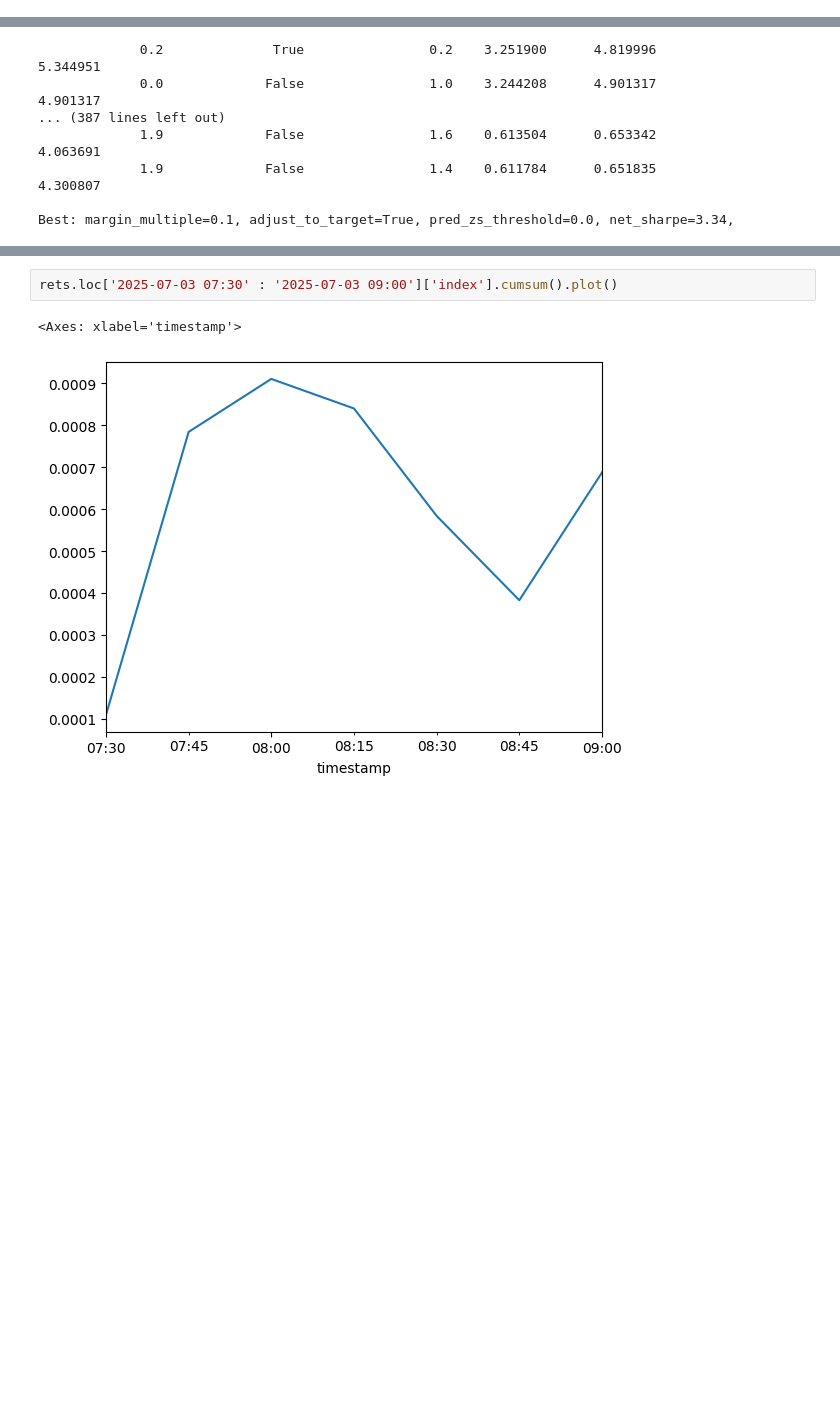
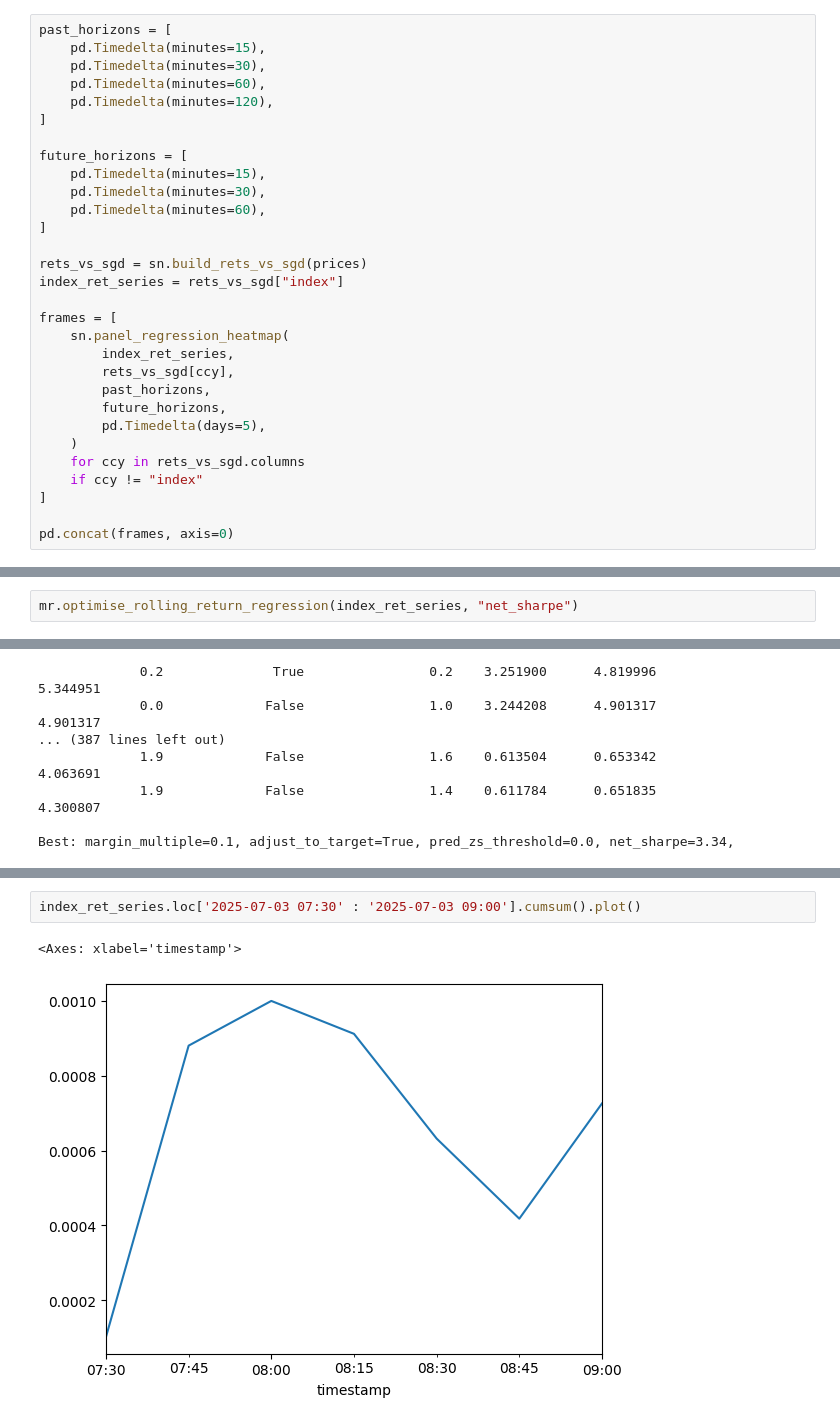
Before and after one commit to muqali/systematic-trading, a Jupyter notebook: src/systematic_trading/research/sgd_neer.ipynb, the cells around one changed output, grey strips where cells are left out. Saved outputs shown, nothing was run; the diff lists cells and outputs as text; blank space fills up the shorter version.

```diff
--- a/src/systematic_trading/research/sgd_neer.ipynb
+++ b/src/systematic_trading/research/sgd_neer.ipynb
@@ -203,0 +131,30 @@ Best: margin_multiple=0.5, adjust_to_target=True, pred_zs_threshold=0.2, net_sha
+# %%
+past_horizons = [
+    pd.Timedelta(minutes=15),
+    pd.Timedelta(minutes=30),
+    pd.Timedelta(minutes=60),
+    pd.Timedelta(minutes=120),
+]
+
+future_horizons = [
+    pd.Timedelta(minutes=15),
+    pd.Timedelta(minutes=30),
+    pd.Timedelta(minutes=60),
+]
+
+rets_vs_sgd = sn.build_rets_vs_sgd(prices)
+index_ret_series = rets_vs_sgd["index"]
+
+frames = [
+    sn.panel_regression_heatmap(
+        index_ret_series,
+        rets_vs_sgd[ccy],
+        past_horizons,
+        future_horizons,
+        pd.Timedelta(days=5),
+    )
+    for ccy in rets_vs_sgd.columns
+    if ccy != "index"
+]
+
+pd.concat(frames, axis=0)
@@ -203,0 +177,2 @@ Best: margin_multiple=0.5, adjust_to_target=True, pred_zs_threshold=0.2, net_sha
+# %%
+mr.optimise_rolling_return_regression(index_ret_series, "net_sharpe")
@@ -434,5 +340,5 @@ zscore_bucket_results.pivot_table(
 # %%
-rets.loc['2025-07-03 07:30' : '2025-07-03 09:00']['index'].cumsum().plot()
+index_ret_series.loc['2025-07-03 07:30' : '2025-07-03 09:00'].cumsum().plot()
 # %% [output]
 <Axes: xlabel='timestamp'>
-[figure, old version]
+[figure, new version]
```
Also changed, not shown: parts of 31 cells of this notebook, 6 other files.
